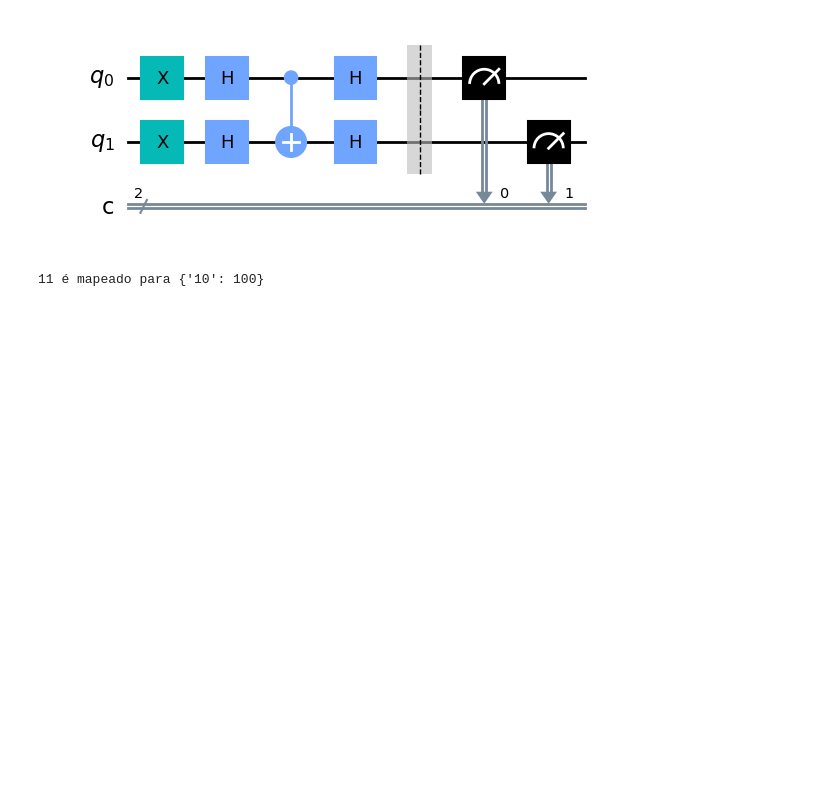
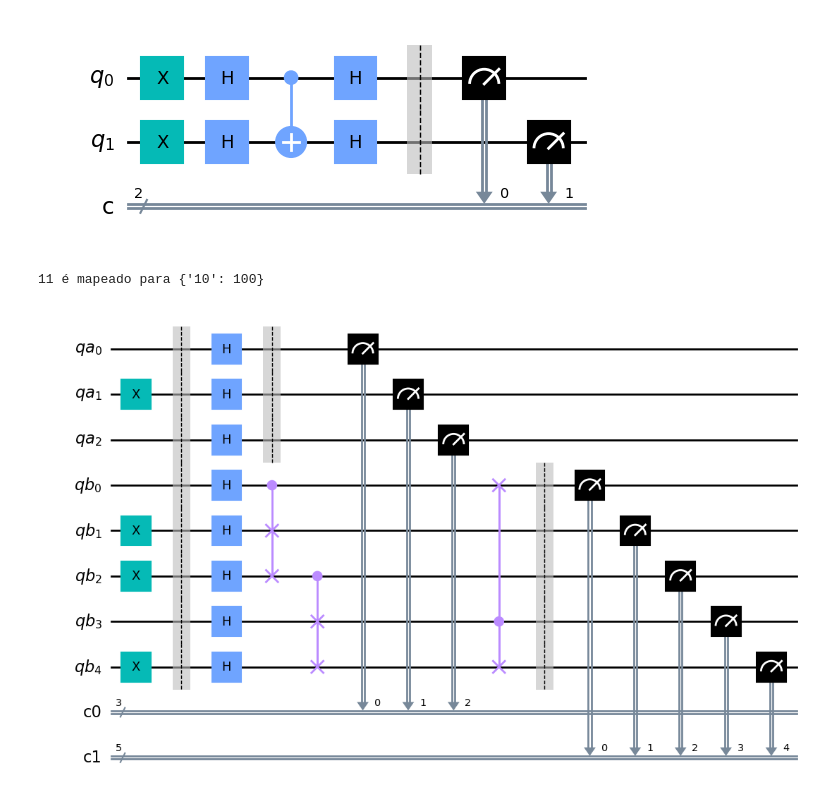
Before and after one commit to yonahirakawa/qiskit-iniciantes, a Jupyter notebook: primeiros-circuitos.ipynb, the cells around one changed output. Saved outputs shown, nothing was run; the diff lists cells and outputs as text; code cells hidden in the pictures; blank space fills up the shorter version.

```diff
--- a/primeiros-circuitos.ipynb
+++ b/primeiros-circuitos.ipynb
@@ -287,3 +287,31 @@ for estado in todos_estados:
 10 é mapeado para {'01': 100}
 [figure]
 11 é mapeado para {'10': 100}
+# %%
+from qiskit import QuantumRegister, ClassicalRegister, QuantumCircuit, execute, Aer
+q_a = QuantumRegister(3, name='qa')
+q_b = QuantumRegister(5, name='qb')
+c_a = ClassicalRegister(3)
+c_b = ClassicalRegister(5)
+
+circuit = QuantumCircuit(q_a, q_b, c_a, c_b)
+
+circuit.x(q_a[1])
+circuit.x(q_b[1])
+circuit.x(q_b[2])
+circuit.x(q_b[4])
+circuit.barrier()
+circuit.h(q_a)
+circuit.barrier(q_a)
+circuit.h(q_b)
+circuit.cswap(q_b[0], q_b[1], q_b[2])
+circuit.cswap(q_b[2], q_b[3], q_b[4])
+circuit.cswap(q_b[3], q_b[4], q_b[0])
+circuit.barrier(q_b)
+circuit.measure(q_a, c_a)
+circuit.measure(q_b, c_b)
+
+# Matplotlib Drawing
+circuit.draw(output='mpl')
+# %% [output]
+[figure, added]
```
Also changed, not shown: 4 other files.
